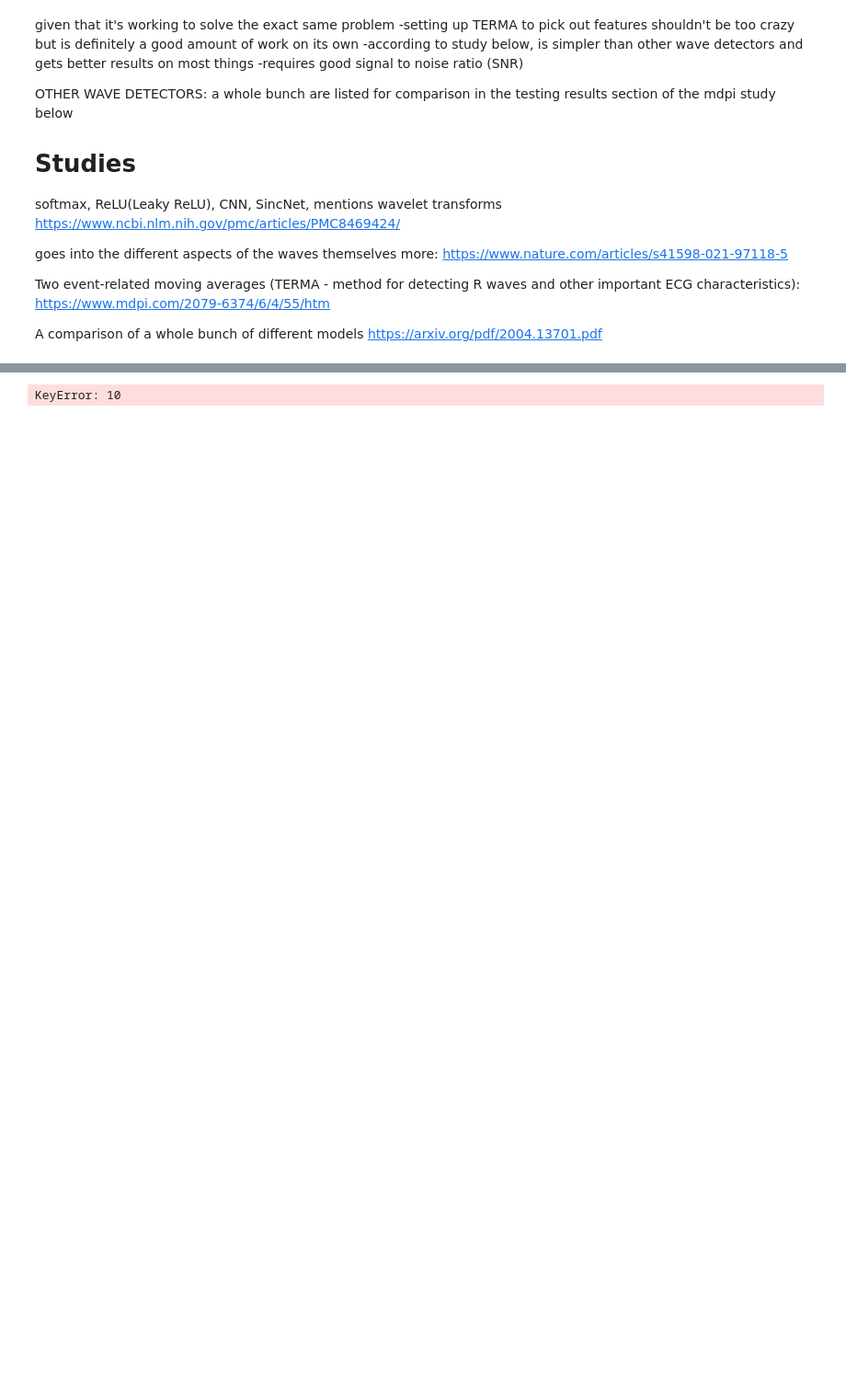
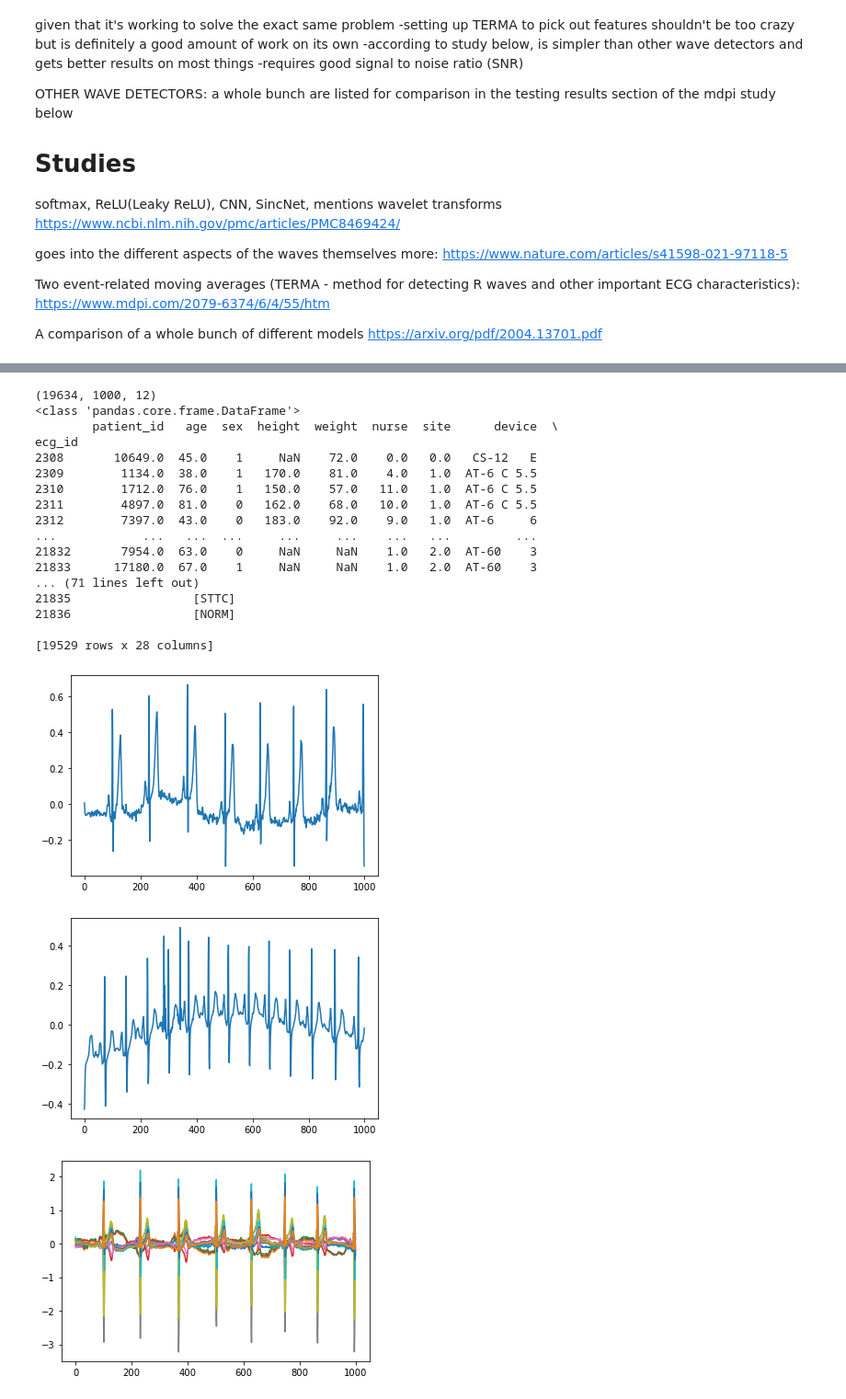
Before and after one commit to scraven4/EKG-Classification, a Jupyter notebook: Feature_Engineering.ipynb, the cells around one changed output, grey strips where cells are left out. Shown at 92% size. Cells and saved outputs as stored; diff of their text form; code cells hidden in the pictures; blank space fills up the shorter version.

```diff
--- a/Feature_Engineering.ipynb
+++ b/Feature_Engineering.ipynb
@@ -92,6 +92,7 @@ import numpy as np
 import wfdb
 import ast
 
+sampling_rate = 100
 def load_raw_data(df, sampling_rate, path):
     #choose 100 for the 100hz file (500mb) and 500hz (2.7gB)
     if sampling_rate == 100:
@@ -134,6 +135,34 @@ y_train = Y[(Y.strat_fold != test_fold)].diagnostic_superclass
 X_test = X[np.where(Y.strat_fold == test_fold)]
 y_test = Y[Y.strat_fold == test_fold].diagnostic_superclass
 # %%
-print()
+import matplotlib.pyplot as plt
+
+print(X_train.shape)
+plt.plot(X[1,:,0])
+plt.figure()
+plt.plot(X[2308,:,1])
+plt.figure()
+plt.plot(X[1])
+print(type(Y))
+print(Y[2307:-1])
 # %% [output]
-KeyError: 10
+(19634, 1000, 12)
+<class 'pandas.core.frame.DataFrame'>
+        patient_id   age  sex  height  weight  nurse  site      device  \
+ecg_id
+2308       10649.0  45.0    1     NaN    72.0    0.0   0.0   CS-12   E
+2309        1134.0  38.0    1   170.0    81.0    4.0   1.0  AT-6 C 5.5
+2310        1712.0  76.0    1   150.0    57.0   11.0   1.0  AT-6 C 5.5
+2311        4897.0  81.0    0   162.0    68.0   10.0   1.0  AT-6 C 5.5
+2312        7397.0  43.0    0   183.0    92.0    9.0   1.0  AT-6     6
+...            ...   ...  ...     ...     ...    ...   ...         ...
+21832       7954.0  63.0    0     NaN     NaN    1.0   2.0  AT-60    3
+21833      17180.0  67.0    1     NaN     NaN    1.0   2.0  AT-60    3
+... (71 lines left out)
+21835                 [STTC]
+21836                 [NORM]
+
+[19529 rows x 28 columns]
+[figure, added]
+[figure, added]
+[figure, added]
```
Also changed, not shown: parts of 1 cell of this notebook.
